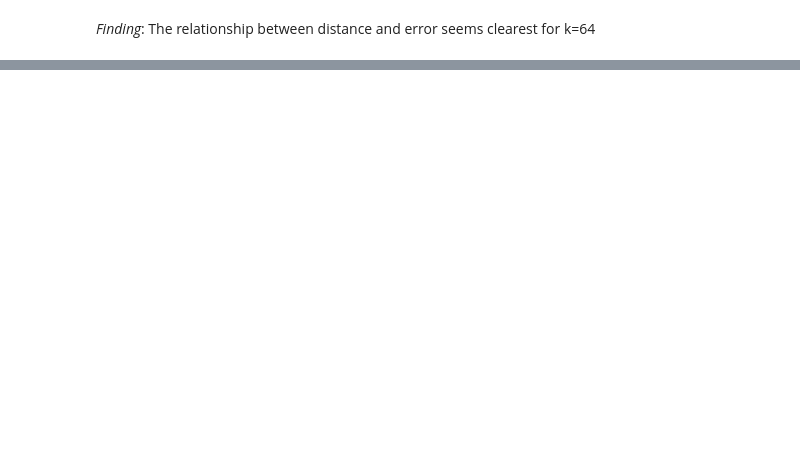
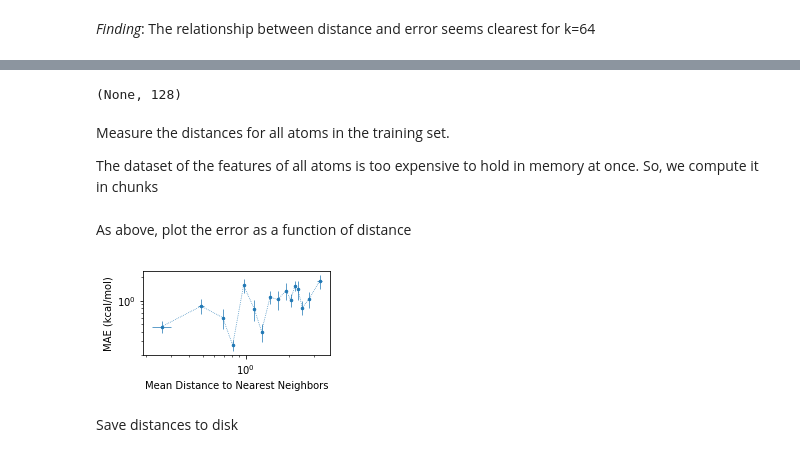
Before and after one commit to globus-labs/solvation-energy-ml, a Jupyter notebook: external-validation/0_run-on-large-molecules.ipynb, the cells around one changed output, grey strips where cells are left out. Drawn from its saved outputs; the diff is of its cells as text; code cells hidden in the pictures; blank space fills up the shorter version.

```diff
--- a/external-validation/0_run-on-large-molecules.ipynb
+++ b/external-validation/0_run-on-large-molecules.ipynb
@@ -315,0 +336,57 @@ fig.tight_layout()
+# %%
+rep_model = GraphModel(inputs=model.inputs, outputs=model.get_layer('dense_65').input)
+rep_model.output_shape
+# %% [output]
+(None, 128)
+# %% [markdown]
+Measure the distances for all atoms in the training set.
+
+The dataset of the features of all atoms is too expensive to hold in memory at once.
+So, we compute it in chunks
+# %%
+test_reps = run_model(rep_model, conv, data['smiles'], n_jobs=4)
+test_reps = np.array_split(test_reps, data['n_atoms'].cumsum())[:-1]
+# %%
+train_dists = np.zeros((len(test_reps), max(n_counts))) + np.inf
+for train_chunk in tqdm(np.array_split(train_data[['smiles_0', 'n_atom']], 4)):
+    # Compute the molecular representation for this chunk
+    train_reps = run_model(rep_model, conv, train_chunk['smiles_0'], n_jobs=4)
+    train_reps = np.array_split(train_reps, train_chunk['n_atom'].cumsum())[:-1]
+
+    # Compute the distances
+    new_train_dists = np.zeros((len(test_reps), len(train_chunk)))
+    with Pool(4) as pool:
+        for i, mol_a in enumerate(test_reps):
+            func = partial(compute_dist_from_training_entry, mol_a)
+            dists = pool.map(func, train_reps)
+            new_train_dists[i, :] = dists
+
+    # Sort to get the top ones
+    temp = np.hstack((train_dists, new_train_dists))
+    temp.sort(axis=1)
+    train_dists = temp[:, :max(n_counts)]
+# %%
+for n in n_counts:
+    data[f'train_dist_{n}'] = train_dists[:, :n].mean(axis=1)
+# %% [markdown]
+As above, plot the error as a function of distance
+# %%
+fig, ax = plt.subplots(figsize=(3.5, 2))
+
+data['total_error'] = output['molecule'][err_cols].abs().mean(axis=1)
+n=64
+dist_col = f'train_dist_{n}'
+dist_mean, dist_sem, err_mean, err_sem = zip(*[(np.mean(s[dist_col]), sem(s[dist_col]), np.mean(s['total_error']), sem(s['total_error']))
+                                       for s in np.array_split(data.query('source != "QM9"').sort_values(dist_col), 16)])
+
+ax.errorbar(dist_mean, err_mean, xerr=dist_sem, yerr=err_sem, label=f'k={n}', marker='o', markersize=2.5
+            , linestyle=':', lw=0.7)
+ax.set_xscale('log', basex=10)
+ax.set_yscale('log')
+ax.set_xlabel('Mean Distance to Nearest Neighbors')
+ax.set_ylabel('MAE (kcal/mol)')
+fig.tight_layout()
+# %% [output]
+[figure, added]
+# %% [markdown]
+Save distances to disk
```
Also changed, not shown: parts of 41 cells of this notebook, 10 other files.
